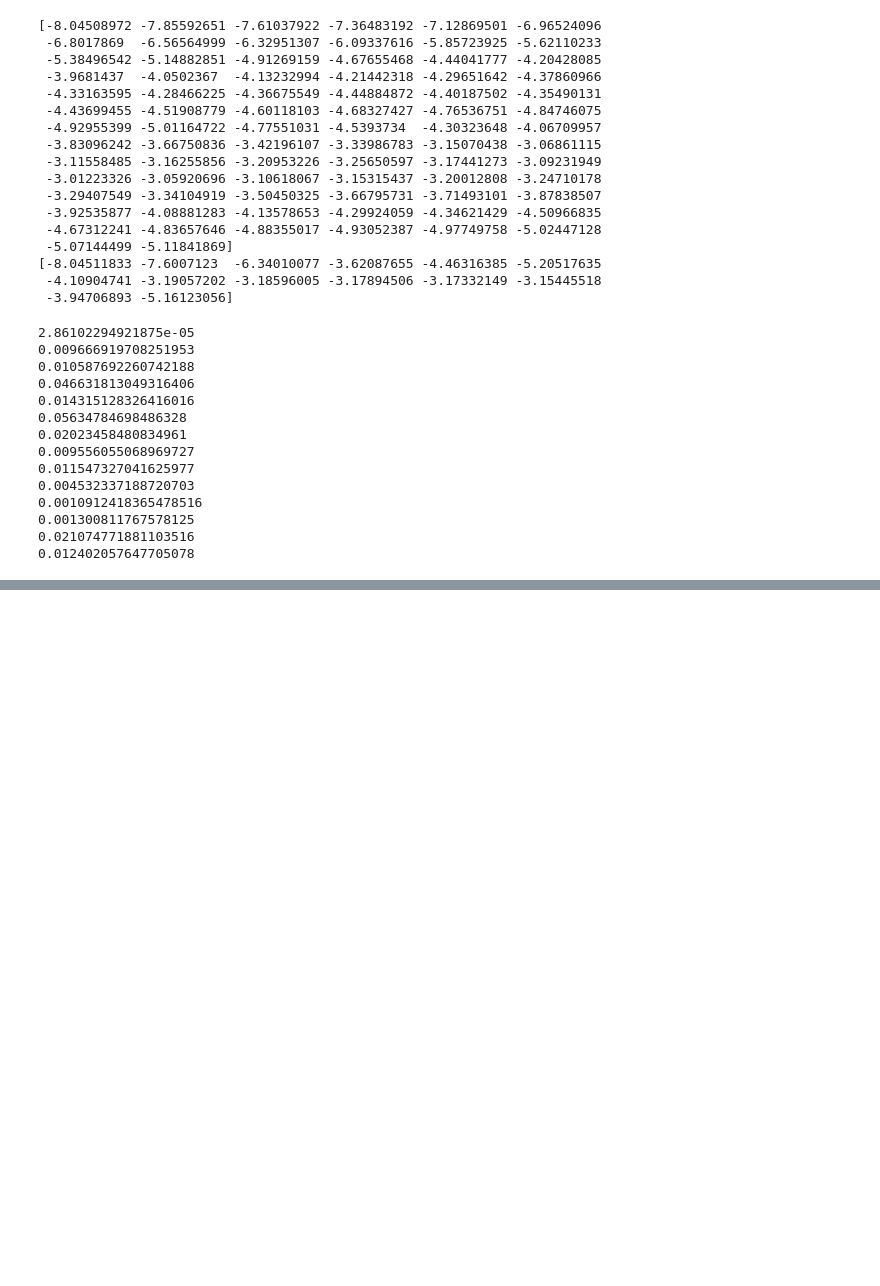
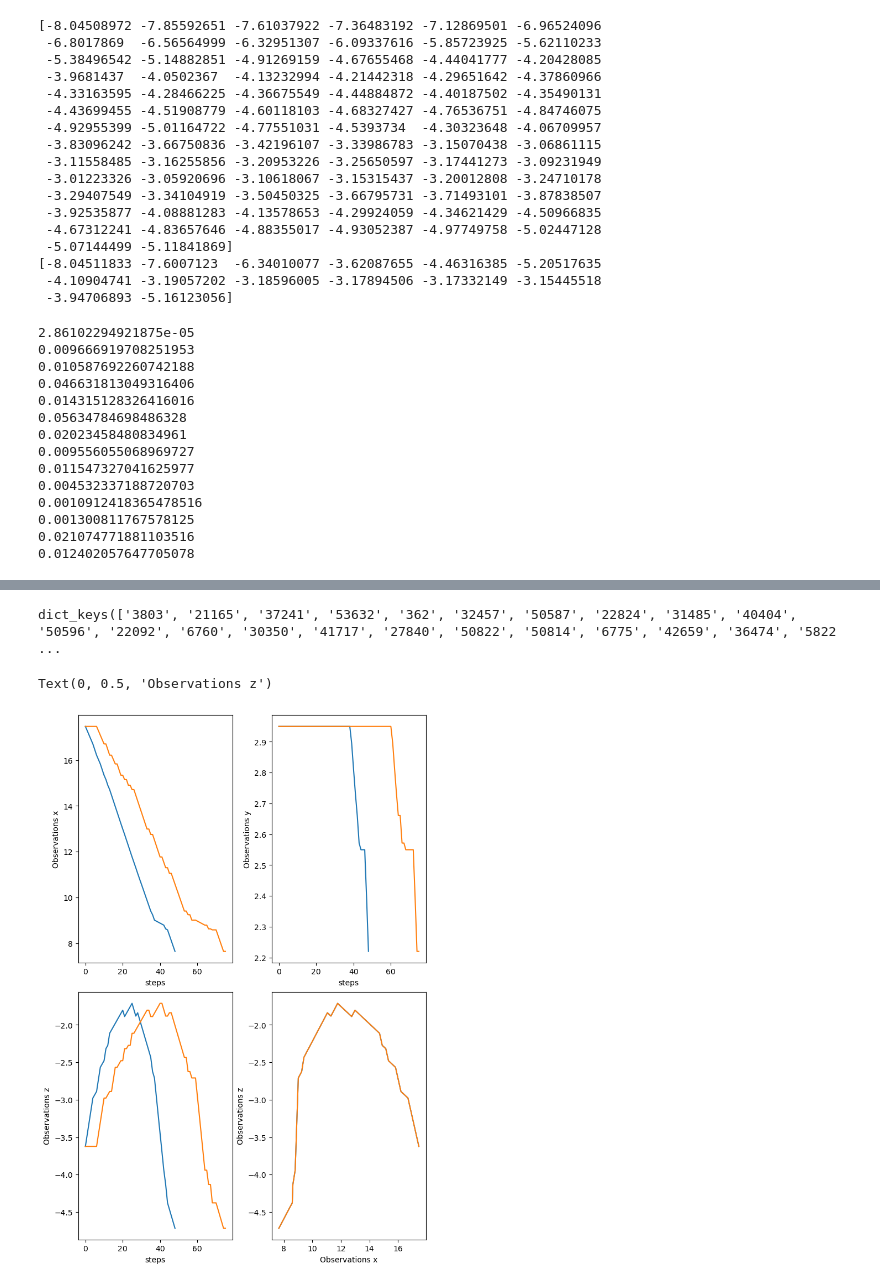
Before and after one commit to SaumyaSaxena/VLN-CE-Plan, a Jupyter notebook: notebooks/test_data.ipynb, the cells around one changed output, grey strips where cells are left out. Saved outputs shown, nothing was run; the diff lists cells and outputs as text; code cells hidden in the pictures; blank space fills up the shorter version.

```diff
--- a/notebooks/test_data.ipynb
+++ b/notebooks/test_data.ipynb
@@ -314,0 +460,4 @@ for pt in pose_traces['extrinsic_matrix'][:-1, 0, 3][jumps]:
+# %%
+file = '/home/sax1rng/Projects/VLN-CE-Plan/data/trajectories_dirs/rxr_en_guide_trim250/trajectories.json.gz'
+with gzip.open(file, "rt") as f:
+    trajectories = json.load(f)
@@ -314,0 +470,16 @@ for pt in pose_traces['extrinsic_matrix'][:-1, 0, 3][jumps]:
+# %%
+data_files = [f'/home/sax1rng/Projects/VLN-CE-Plan/data/datasets/RxR_VLNCE_v0/{data_type}/{data_type}_guide_rollout_gt_small.json.gz']
+data_rollouts = {}
+for data_file in data_files:
+    with gzip.open(data_file,"rt",) as f:
+        data_rollouts.update(json.load(f))
+
+data_file = f'/home/sax1rng/Projects/VLN-CE-Plan/data/datasets/RxR_VLNCE_v0/{data_type}/{data_type}_guide_subtasks_rollouts_small.json.gz'
+data_subtasks = {}
+with gzip.open(data_file,"rt",) as f:
+    data_subtasks.update(json.load(f))
+
+data_file = f'/home/sax1rng/Projects/VLN-CE-Plan/data/datasets/RxR_VLNCE_v0/{data_type}/{data_type}_guide_subtasks_rollouts_small_gt.json.gz'
+data_subtasks_gt = {}
+with gzip.open(data_file,"rt",) as f:
+    data_subtasks_gt.update(json.load(f))
@@ -314,0 +525,29 @@ for pt in pose_traces['extrinsic_matrix'][:-1, 0, 3][jumps]:
+# %%
+print(data_rollouts.keys())
+_key = '21165'
+gt_locations = np.array(gt_data[_key]['locations'])
+gt_locations_rollouts = np.array(data_rollouts[_key]['locations'])
+# %% [output]
+dict_keys(['3803', '21165', '37241', '53632', '362', '32457', '50587', '22824', '31485', '40404', '50596', '22092', '6760', '30350', '41717', '27840', '50822', '50814', '6775', '42659', '36474', '5822 ...
+# %%
+import matplotlib.pyplot as plt
+fig, axs = plt.subplots(2, 2, figsize=(7, 10), constrained_layout=True)
+
+axs[0,0].plot(gt_locations[:,0])
+axs[0,0].plot(gt_locations_rollouts[:,0])
+axs[0,0].set_xlabel('steps'); axs[0,0].set_ylabel('Observations x')
+
+axs[0,1].plot(gt_locations[:,1])
+axs[0,1].plot(gt_locations_rollouts[:,1])
+axs[0,1].set_xlabel('steps'); axs[0,1].set_ylabel('Observations y')
+
+axs[1,0].plot(gt_locations[:,2])
+axs[1,0].plot(gt_locations_rollouts[:,2])
+axs[1,0].set_xlabel('steps'); axs[1,0].set_ylabel('Observations z')
+
+axs[1,1].plot(gt_locations[:,0], gt_locations[:,2])
+axs[1,1].plot(gt_locations_rollouts[:,0], gt_locations_rollouts[:,2])
+axs[1,1].set_xlabel('Observations x'); axs[1,1].set_ylabel('Observations z')
+# %% [output]
+Text(0, 0.5, 'Observations z')
+[figure, added]
```
Also changed, not shown: parts of 18 cells of this notebook, 14 other files.
